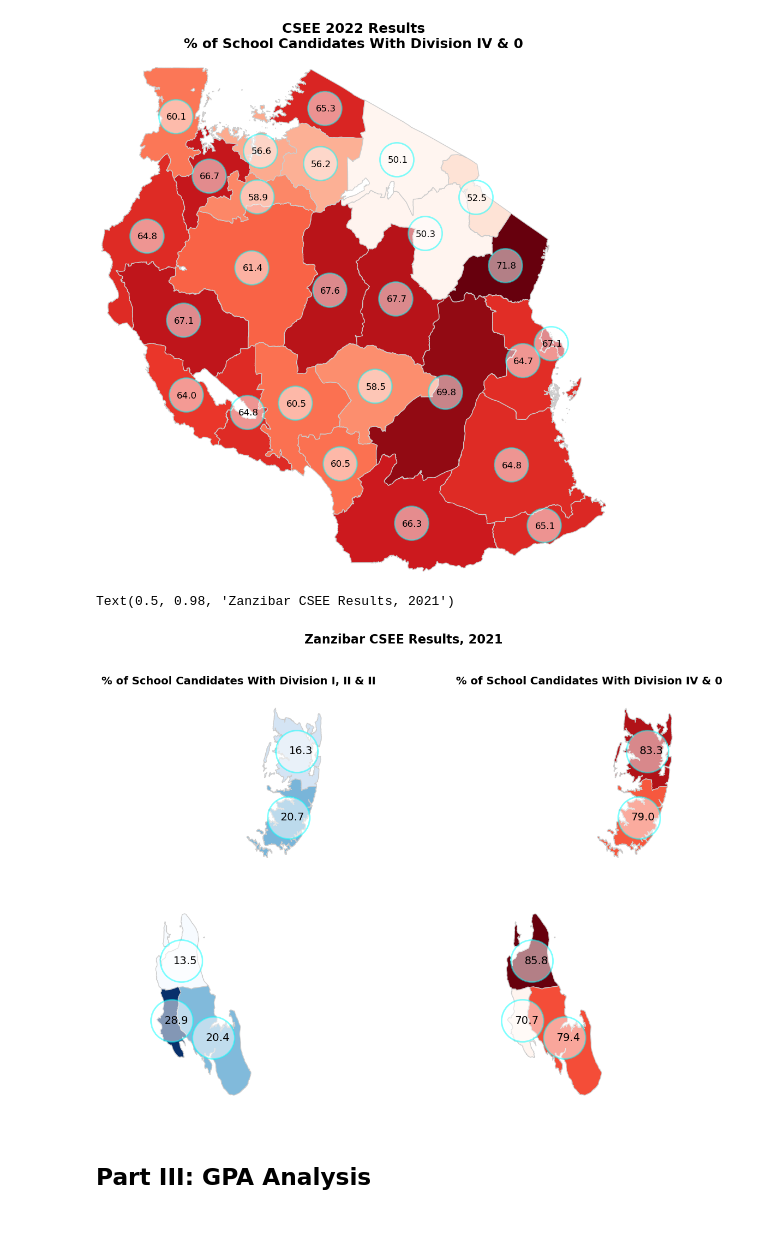
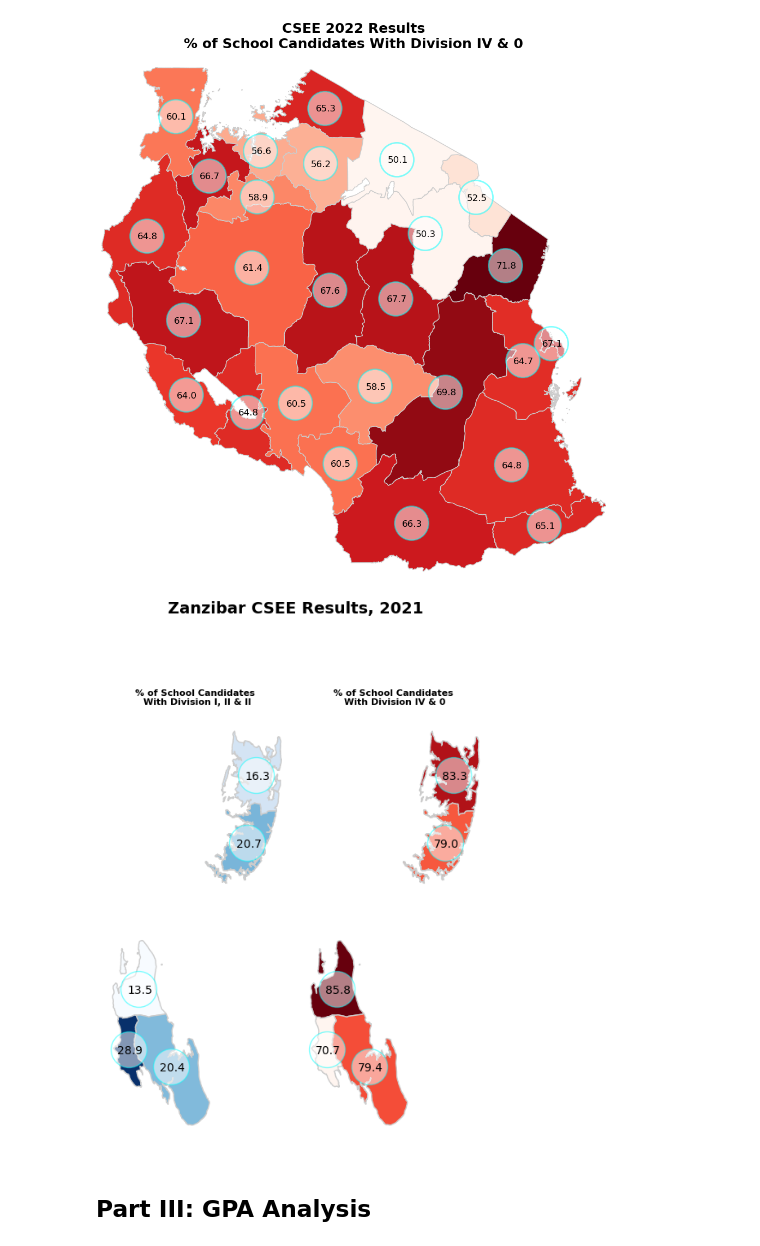
Before and after one commit to gandil/owid_demo, a Jupyter notebook: CSEE2022.ipynb, the cells around one changed output. Drawn from its saved outputs; the diff is of its cells as text; code cells hidden in the pictures.

```diff
--- a/CSEE2022.ipynb
+++ b/CSEE2022.ipynb
@@ -355,42 +355,40 @@ base.margins(0)
 [figure]
 # %%
 
-fig, ax = plt.subplots(1,2, figsize = (15,10))
+fig, ax = plt.subplots(1,2, figsize = (5,8), sharey = True )
 
 # zenj_results.plot(column = 'good_pct', ax = ax[0], figsize = (10,10), cmap = 'Blues')
-zenj_results.plot(ax = ax[0], figsize = (15,15), column = 'good_pct', legend = False, cmap = 'Blues',
+zenj_results.plot(ax = ax[0], figsize = (5,8), column = 'good_pct', legend = False, cmap = 'Blues',
                 k =5, edgecolor = '#ccc', linewidth = 1,
                  legend_kwds={'label': "% with Division I,II & III",'orientation': "horizontal"}) #scheme = 'quantiles',
-zenj_results.centre.plot(ax = ax[0], color = 'white', markersize = 3000, alpha = 0.5, edgecolor = 'cyan', lw = 2)
+zenj_results.centre.plot(ax = ax[0], color = 'white', markersize = 1000, alpha = 0.5, edgecolor = 'cyan', lw = 1)
 for x,y,value  in zip(zenj_results.centre.x, zenj_results.centre.y, zenj_results.good_pct):
-    ax[0].annotate(round(value,1), xy=(x,y), xytext = (-10,-4), textcoords = 'offset points', fontsize = 14)
-# ax[0].margins(0)
+    ax[0].annotate(round(value,1), xy=(x,y), xytext = (-10,-4), textcoords = 'offset points', fontsize = 10)
+
 ax[0].set_axis_off()
-# plt.title('% of Candidates With Division I, II & III',fontdict = {'fontsize': 16,
-#         'fontweight': 'bold',
-#         'color': 'maroon',}
-#         )
-ax[0].set_title('% of School Candidates With Division I, II & II',fontdict = {'fontsize': 14,
+
+
+ax[0].set_title('% of School Candidates \nWith Division I, II & II',fontdict = {'fontsize': 8,
         'fontweight': 'bold',
         'color': 'black',}
                )
-# plt.show()
-zenj_results.plot(ax = ax[1], figsize = (15,10), column = 'low_pct', legend = False, cmap = 'Reds',
+
+zenj_results.plot(ax = ax[1], figsize = (5,8), column = 'low_pct', legend = False, cmap = 'Reds',
                k =5, edgecolor = '#ccc', linewidth = 1,
                  legend_kwds={'label': "% with Division IV & 0",'orientation': "horizontal"}) #scheme = 'quantiles',
-zenj_results.centre.plot(ax = ax[1], color = 'white', markersize = 3000, alpha = 0.5, edgecolor = 'cyan', lw = 2)
+zenj_results.centre.plot(ax = ax[1], color = 'white', markersize = 1000, alpha = 0.5, edgecolor = 'cyan', lw = 1)
 for x,y,value  in zip(zenj_results.centre.x, zenj_results.centre.y, zenj_results.low_pct):
-    ax[1].annotate(round(value,1), xy=(x,y), xytext = (-10,-4), textcoords = 'offset points', fontsize = 14)
+    ax[1].annotate(round(value,1), xy=(x,y), xytext = (-10,-4), textcoords = 'offset points', fontsize = 10)
 ax[1].set_axis_off()
 
-ax[1].set_title('% of School Candidates With Division IV & 0',fontdict = {'fontsize': 14,
+ax[1].set_title('% of School Candidates \nWith Division IV & 0',fontdict = {'fontsize': 8,
         'fontweight': 'bold',
         'color': 'black',})
-fig.suptitle('Zanzibar CSEE Results, 2021', fontsize = 16, fontweight = 'bold', color = 'black' )
+fig.suptitle('Zanzibar CSEE Results, 2021', fontsize = 14, fontweight = 'bold', color = 'black' )
 # plt.savefig('zenj-2021.png', dpi = 300)
-# plt.show()
+fig.tight_layout()
+plt.show()
 # %% [output]
-Text(0.5, 0.98, 'Zanzibar CSEE Results, 2021')
-[figure, old version]
+[figure, new version]
 # %% [markdown]
 ## Part III: GPA Analysis
```
Also changed, not shown: parts of 35 cells of this notebook.
